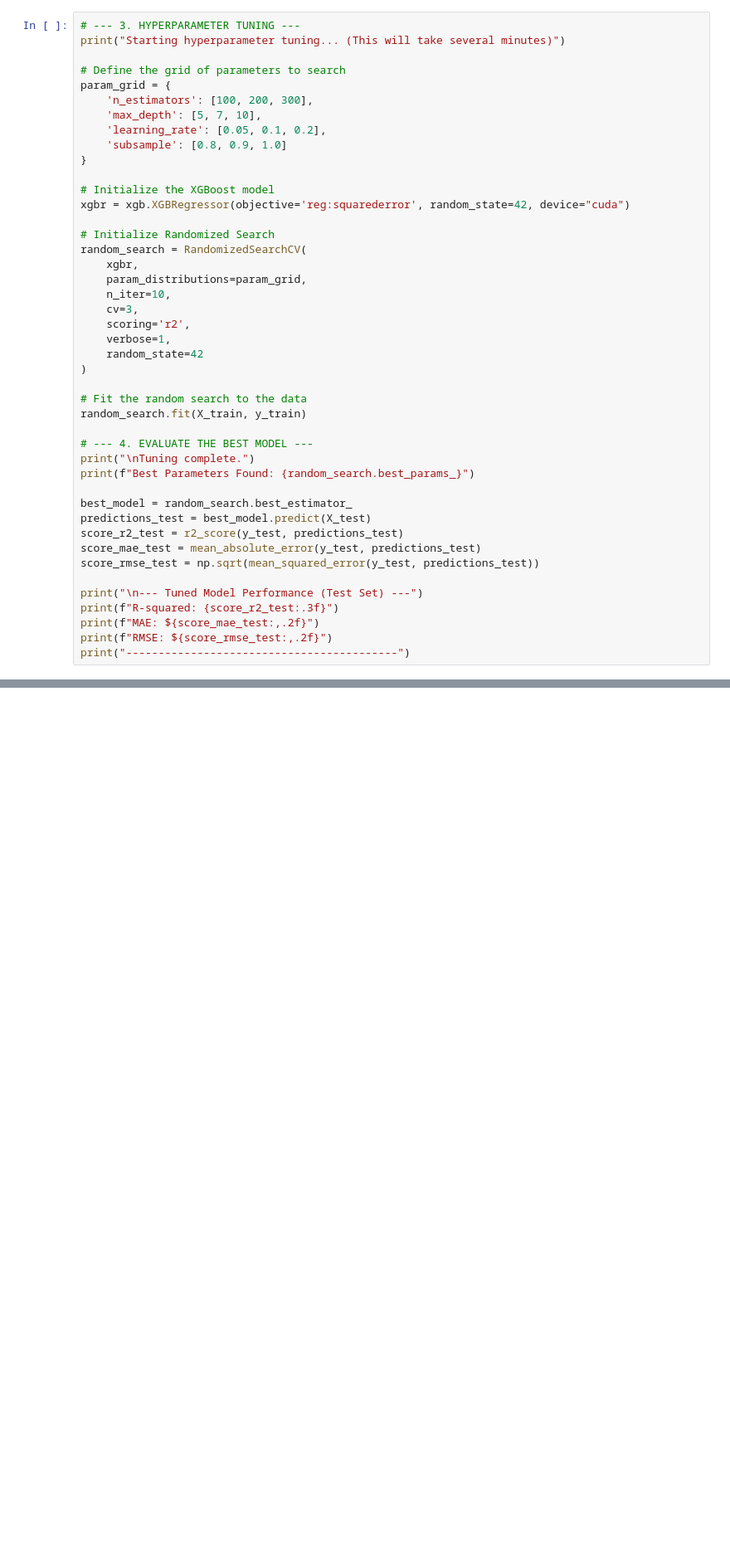
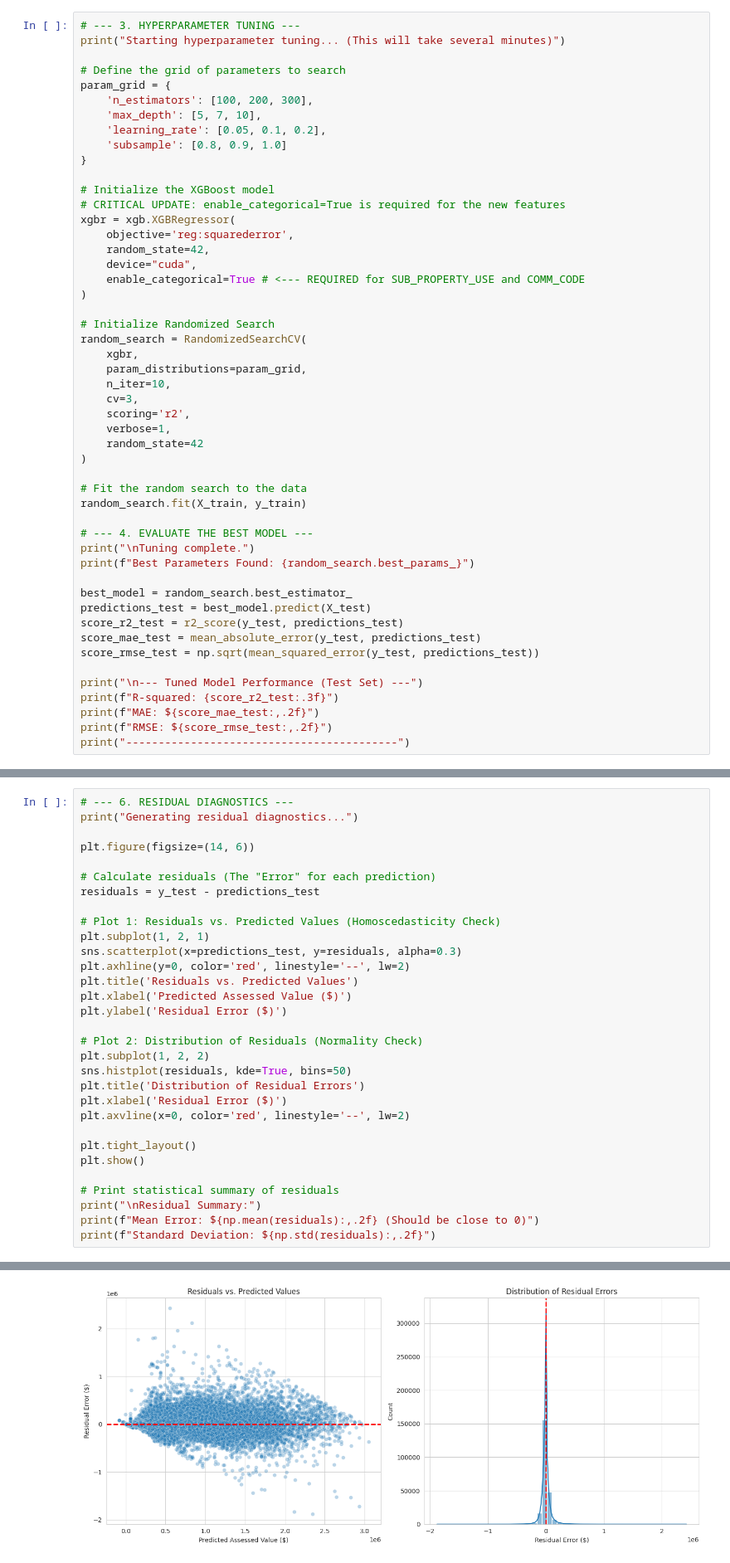
Before and after one commit to mikebaloun/Predicting-Calgary-Real-Estate-Property-Value, a Jupyter notebook: Predicting_Calgary_Property_Value.ipynb, the cells around one changed output, grey strips where cells are left out. Shown: that part at 83% size. Saved outputs shown, nothing was run; the diff lists cells and outputs as text; blank space fills up the shorter version.

```diff
--- a/Predicting_Calgary_Property_Value.ipynb
+++ b/Predicting_Calgary_Property_Value.ipynb
@@ -78,7 +92,13 @@ param_grid = {
 }
 
 # Initialize the XGBoost model
-xgbr = xgb.XGBRegressor(objective='reg:squarederror', random_state=42, device="cuda")
+# CRITICAL UPDATE: enable_categorical=True is required for the new features
+xgbr = xgb.XGBRegressor(
+    objective='reg:squarederror',
+    random_state=42,
+    device="cuda",
+    enable_categorical=True # <--- REQUIRED for SUB_PROPERTY_USE and COMM_CODE
+)
 
 # Initialize Randomized Search
 random_search = RandomizedSearchCV(
@@ -182,0 +210,32 @@ plt.show()
+# %%
+# --- 6. RESIDUAL DIAGNOSTICS ---
+print("Generating residual diagnostics...")
+
+plt.figure(figsize=(14, 6))
+
+# Calculate residuals (The "Error" for each prediction)
+residuals = y_test - predictions_test
+
+# Plot 1: Residuals vs. Predicted Values (Homoscedasticity Check)
+plt.subplot(1, 2, 1)
+sns.scatterplot(x=predictions_test, y=residuals, alpha=0.3)
+plt.axhline(y=0, color='red', linestyle='--', lw=2)
+plt.title('Residuals vs. Predicted Values')
+plt.xlabel('Predicted Assessed Value ($)')
+plt.ylabel('Residual Error ($)')
+
+# Plot 2: Distribution of Residuals (Normality Check)
+plt.subplot(1, 2, 2)
+sns.histplot(residuals, kde=True, bins=50)
+plt.title('Distribution of Residual Errors')
+plt.xlabel('Residual Error ($)')
+plt.axvline(x=0, color='red', linestyle='--', lw=2)
+
+plt.tight_layout()
+plt.show()
+
+# Print statistical summary of residuals
+print("\nResidual Summary:")
+print(f"Mean Error: ${np.mean(residuals):,.2f} (Should be close to 0)")
+print(f"Standard Deviation: ${np.std(residuals):,.2f}")
+# %% [output]
@@ -182,0 +243 @@ plt.show()
+[figure, added]
```
Also changed, not shown: parts of 7 cells of this notebook.
